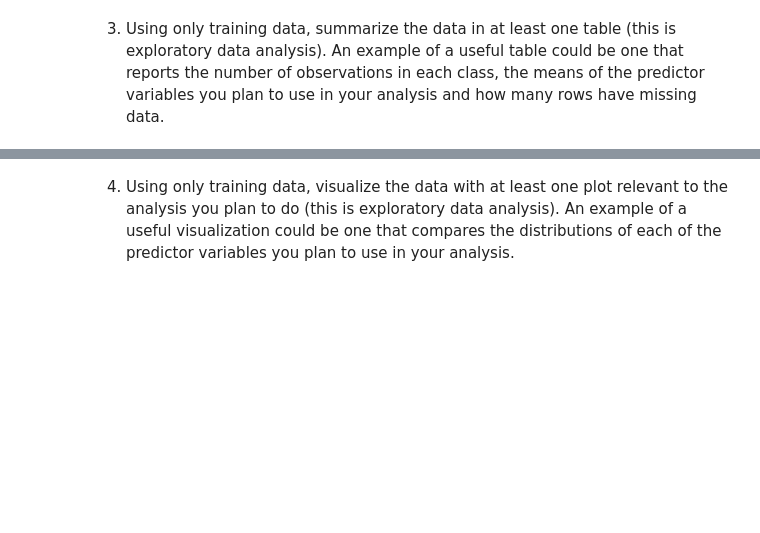
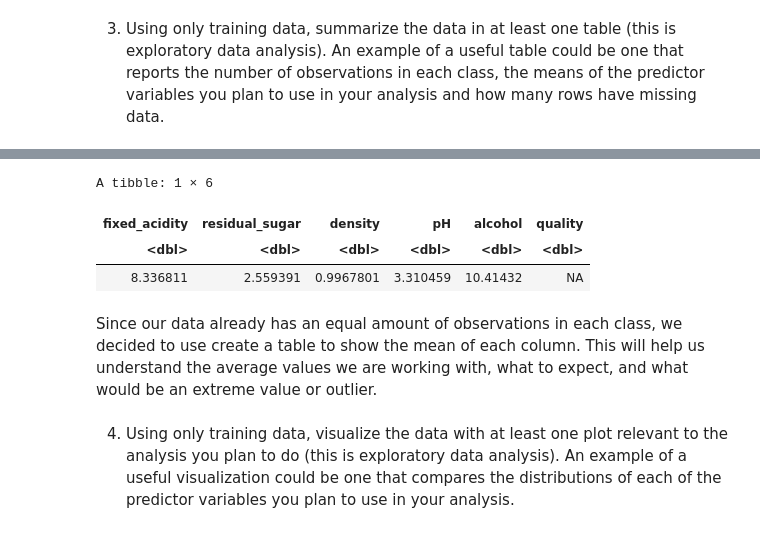
Before and after one commit to farazht/classifying-red-wine-quality, a Jupyter notebook: Group Proposal.ipynb, the cells around one changed output, grey strips where cells are left out. Cells and saved outputs as stored; diff of their text form; code cells hidden in the pictures; blank space fills up the shorter version.

Commit message:
final edits, finished q2&3, small fix in data

```diff
--- a/Group Proposal.ipynb
+++ b/Group Proposal.ipynb
@@ -120,0 +110,5 @@ A tibble: 1198 × 6
+# %%
+redwine_training_data_mean <- map_df(redwine_training_data, mean)
+
+redwine_training_data_mean
+# %% [output]
@@ -121,3 +117,9 @@ A tibble: 1198 × 6
+A tibble: 1 × 6
+| fixed_acidity | residual_sugar | density | pH | alcohol | quality |
+| <dbl> | <dbl> | <dbl> | <dbl> | <dbl> | <dbl> |
+| 8.336811 | 2.559391 | 0.9967801 | 3.310459 | 10.41432 | NA |
+# %% [markdown]
+Since our data already has an equal amount of observations in each class, we decided to use create a table to show the mean of each column. This will help us understand the average values we are working with, what to expect, and what would be an extreme value or outlier.
 # %% [markdown]
 4. Using only training data, visualize the data with at least one plot relevant to the analysis you plan to do (this is exploratory data analysis). An example of a useful visualization could be one that compares the distributions of each of the predictor variables you plan to use in your analysis.
 # %%
```
Also changed, not shown: parts of 9 cells of this notebook.
